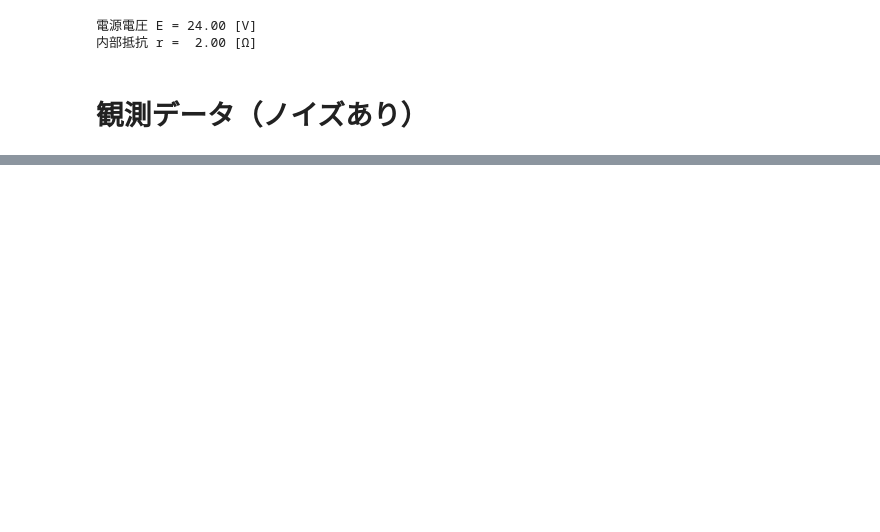
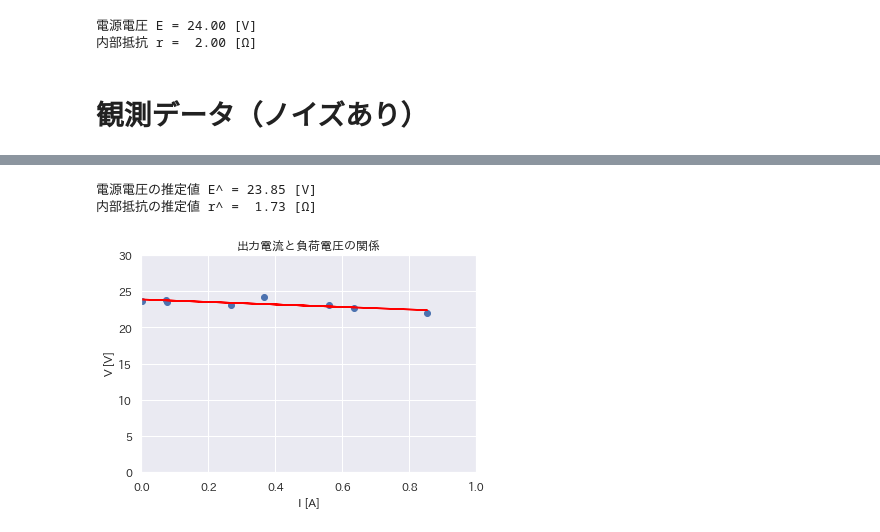
Before and after one commit to msiplab/EicEngLabIV, a Jupyter notebook: linear_regression.ipynb, the cells around one changed output, grey strips where cells are left out. Saved outputs shown, nothing was run; the diff lists cells and outputs as text; code cells hidden in the pictures; blank space fills up the shorter version.

```diff
--- a/linear_regression.ipynb
+++ b/linear_regression.ipynb
@@ -127,0 +155,36 @@ plt.show()
+# %%
+from sklearn import linear_model
+
+# 線形回帰のインスタンス生成
+reg = linear_model.LinearRegression()
+
+# 説明変数の設定
+x = dataset[['I[A]']].values
+
+# 目的変数の設定
+y = dataset[['V[V]']].values
+
+# 回帰分析
+reg.fit(x,y)
+
+# 推定結果
+Ehat = reg.intercept_[0]
+rhat = -reg.coef_[0][0]
+print("電源電圧の推定値 E^ = {0:5.2f} [V]".format(Ehat))
+print("内部抵抗の推定値 r^ = {0:5.2f} [Ω]".format(rhat))
+
+# 回帰直線をプロット
+fig, ax = plt.subplots()
+ax.scatter(current_observations,load_voltages)
+ax.plot(x,reg.predict(x), color = 'red')
+ax.set_title("出力電流と負荷電圧の関係")
+ax.set_xlabel("I [A]")
+ax.set_ylabel("V [V]")
+ax.set_xlim([0,1])
+ax.set_ylim([0,30])
+ax.grid(True)
+plt.show()
+# %% [output]
+電源電圧の推定値 E^ = 23.85 [V]
+内部抵抗の推定値 r^ =  1.73 [Ω]
+[figure, added]
```
Also changed, not shown: parts of 9 cells of this notebook.
